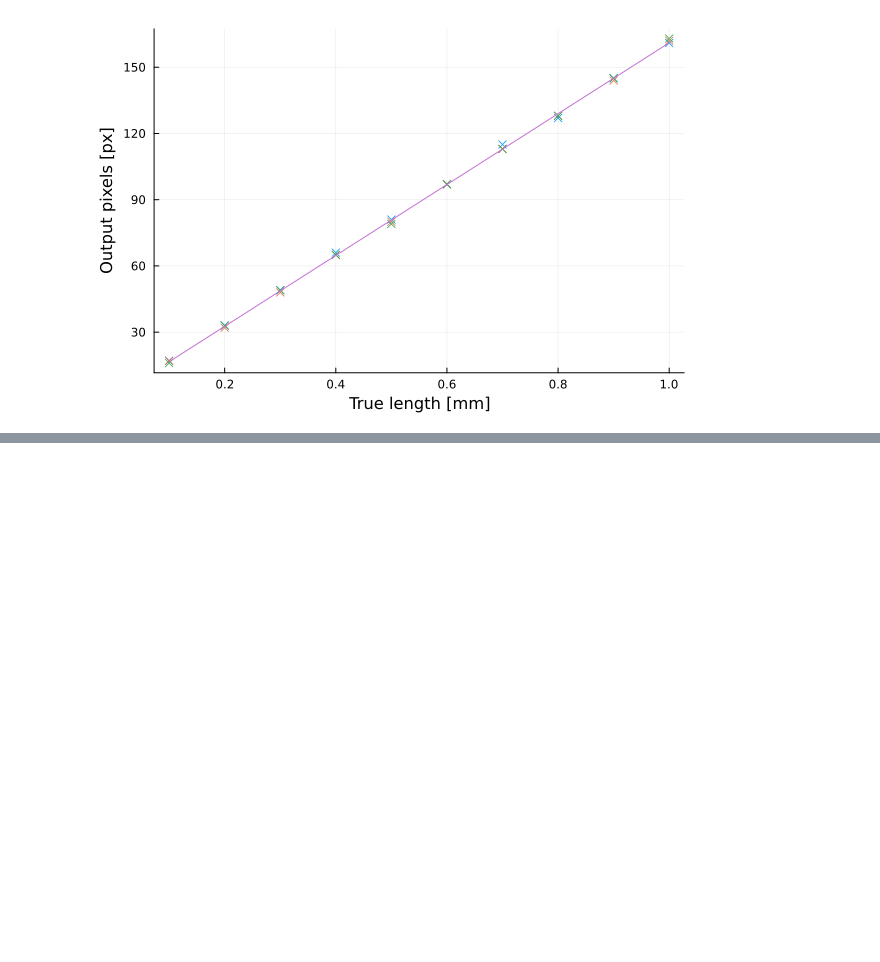
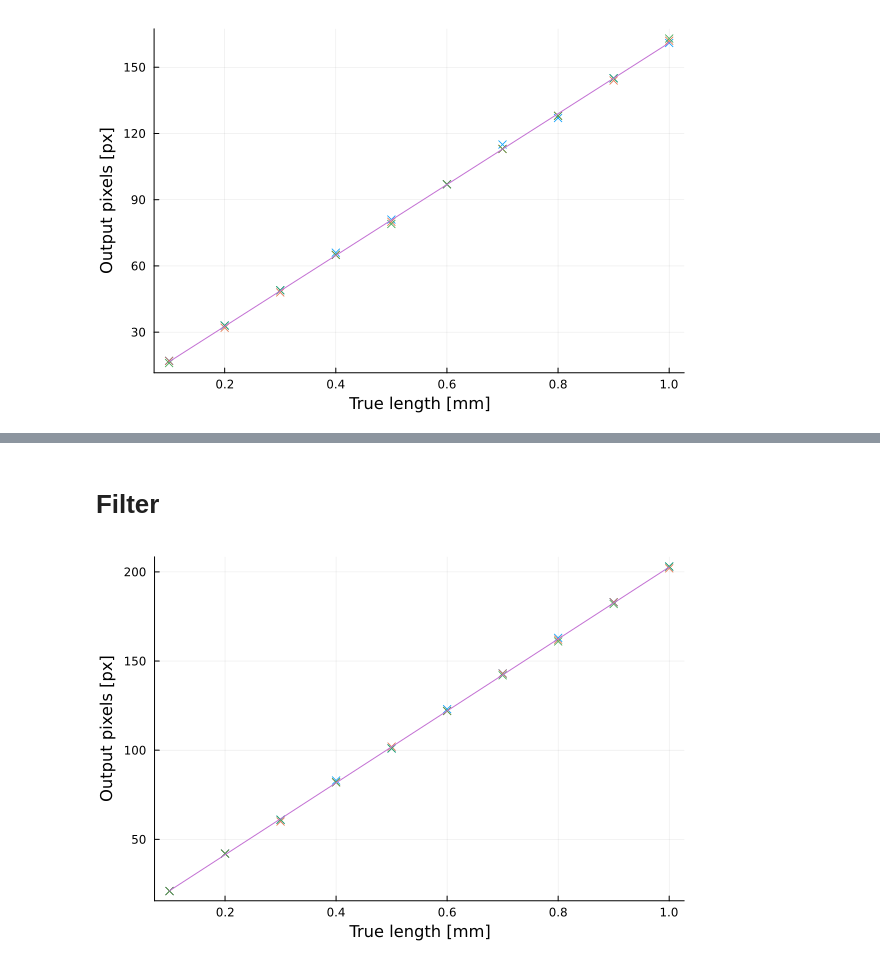
Before and after one commit to AwesomeQuest/LABB, a Jupyter notebook: exper1/data.ipynb, the cells around one changed output, grey strips where cells are left out. Drawn from its saved outputs; the diff is of its cells as text; code cells hidden in the pictures; blank space fills up the shorter version.

```diff
--- a/exper1/data.ipynb
+++ b/exper1/data.ipynb
@@ -75,0 +114,32 @@ InexactError: InexactError: Int64(0.00622876557191393)
+# %% [markdown]
+# Filter
+# %%
+fstrs = [string("filter",i,".csv") for i in 1:3]
+fdata = CSV.read.(fstrs, DataFrame)
+
+
+
+xs = truelength = ((0.1:0.1:1) |> collect)
+ys = calibration = [
+    21  21  21;
+    42  42  42;
+    61  60  61;
+    83  82  82;
+    101 102 101;
+    123 122 122;
+    143 143 142;
+    163 162 161;
+    183 183 182;
+    203 202 203
+]
+
+β_1 = cov(xs,ys) ./ var(xs) |> mean
+β_0 = mean(ys) - β_1*mean(xs)
+
+scatter(xs,ys, m=:xcross, legend=:none,
+    xlabel = "True length [mm]",
+    ylabel = "Output pixels [px]"
+)
+plot!(xs, (xs*β_1 .+ β_0))
+# %% [output]
+[figure, added]
```
Also changed, not shown: parts of 7 cells of this notebook, 3 other files.
